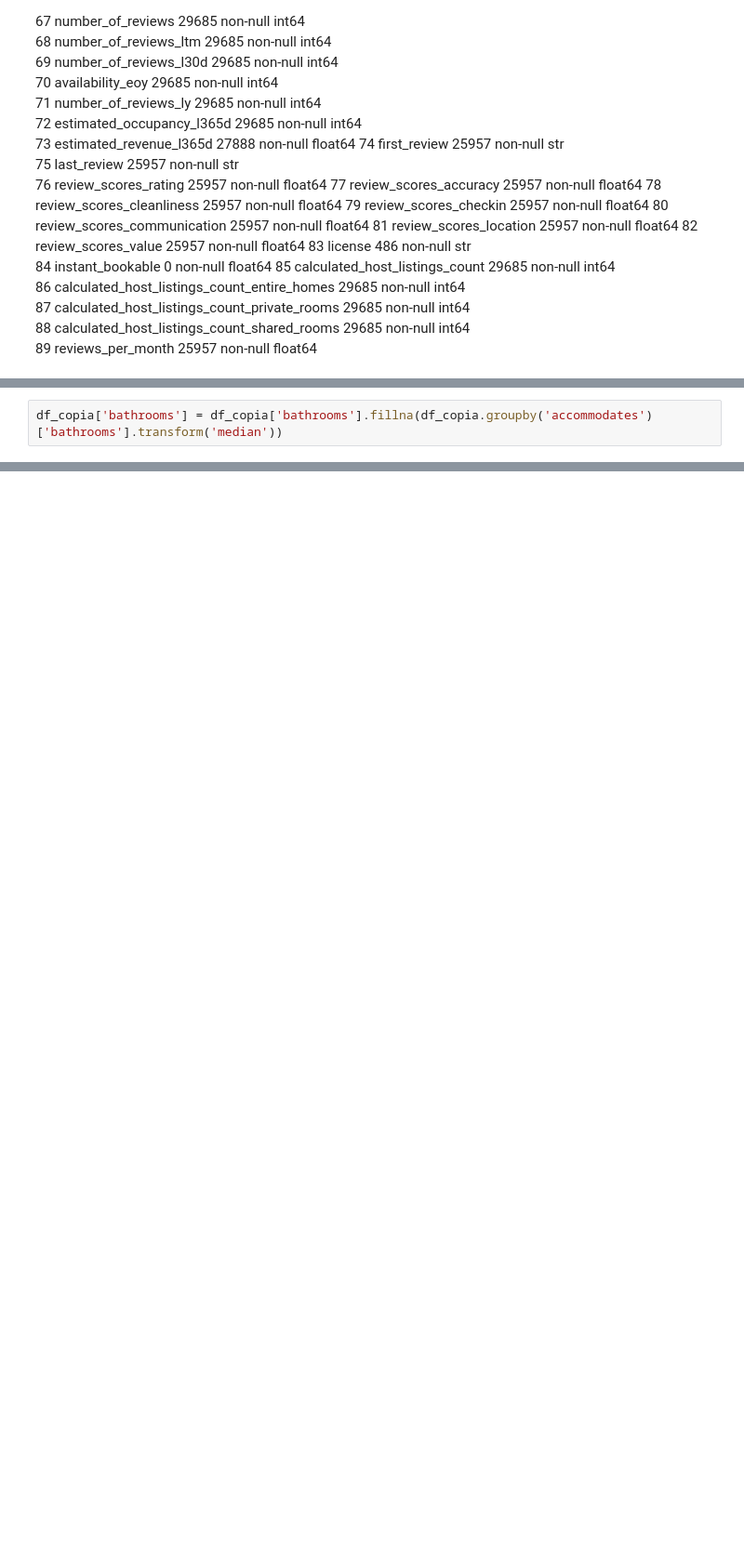
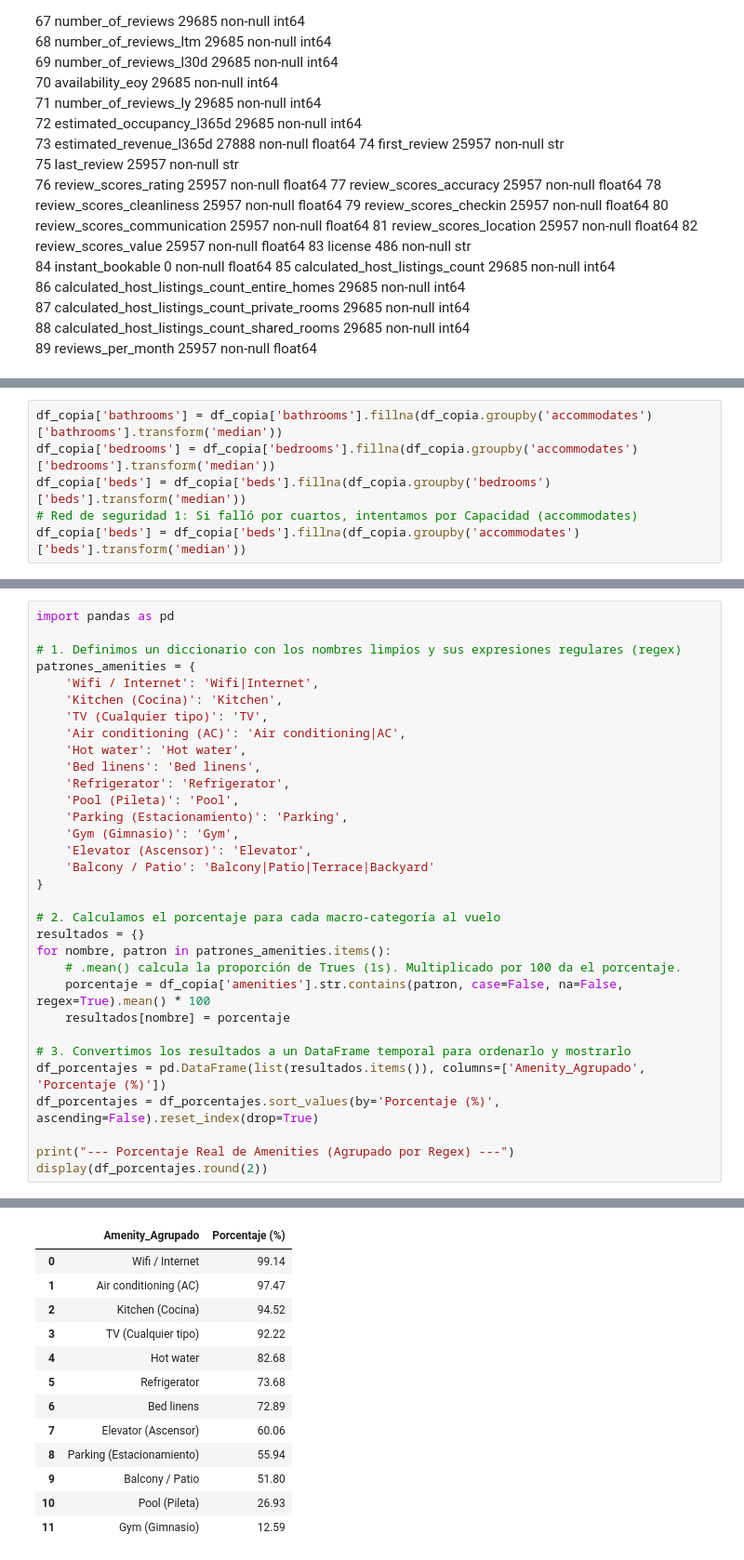
Before and after one commit to Jeronit1/AnalisisDeDatos, a Jupyter notebook: tpe.ipynb, the cells around one changed output, grey strips where cells are left out. Shown at 93% size. Cells and saved outputs as stored; diff of their text form; blank space fills up the shorter version.

```diff
--- a/tpe.ipynb
+++ b/tpe.ipynb
@@ -255,2 +281,6 @@ Series([], Name: bathrooms, dtype: float64)
 # %%
 df_copia['bathrooms'] = df_copia['bathrooms'].fillna(df_copia.groupby('accommodates')['bathrooms'].transform('median'))
+df_copia['bedrooms'] = df_copia['bedrooms'].fillna(df_copia.groupby('accommodates')['bedrooms'].transform('median'))
+df_copia['beds'] = df_copia['beds'].fillna(df_copia.groupby('bedrooms')['beds'].transform('median'))
+# Red de seguridad 1: Si falló por cuartos, intentamos por Capacidad (accommodates)
+df_copia['beds'] = df_copia['beds'].fillna(df_copia.groupby('accommodates')['beds'].transform('median'))
@@ -294,0 +369,33 @@ Name: bathrooms, dtype: float64
+# %%
+import pandas as pd
+
+# 1. Definimos un diccionario con los nombres limpios y sus expresiones regulares (regex)
+patrones_amenities = {
+    'Wifi / Internet': 'Wifi|Internet',
+    'Kitchen (Cocina)': 'Kitchen',
+    'TV (Cualquier tipo)': 'TV',
+    'Air conditioning (AC)': 'Air conditioning|AC',
+    'Hot water': 'Hot water',
+    'Bed linens': 'Bed linens',
+    'Refrigerator': 'Refrigerator',
+    'Pool (Pileta)': 'Pool',
+    'Parking (Estacionamiento)': 'Parking',
+    'Gym (Gimnasio)': 'Gym',
+    'Elevator (Ascensor)': 'Elevator',
+    'Balcony / Patio': 'Balcony|Patio|Terrace|Backyard'
+}
+
+# 2. Calculamos el porcentaje para cada macro-categoría al vuelo
+resultados = {}
+for nombre, patron in patrones_amenities.items():
+    # .mean() calcula la proporción de Trues (1s). Multiplicado por 100 da el porcentaje.
+    porcentaje = df_copia['amenities'].str.contains(patron, case=False, na=False, regex=True).mean() * 100
+    resultados[nombre] = porcentaje
+
+# 3. Convertimos los resultados a un DataFrame temporal para ordenarlo y mostrarlo
+df_porcentajes = pd.DataFrame(list(resultados.items()), columns=['Amenity_Agrupado', 'Porcentaje (%)'])
+df_porcentajes = df_porcentajes.sort_values(by='Porcentaje (%)', ascending=False).reset_index(drop=True)
+
+print("--- Porcentaje Real de Amenities (Agrupado por Regex) ---")
+display(df_porcentajes.round(2))
+# %% [output]
@@ -294,0 +403,13 @@ Name: bathrooms, dtype: float64
+|  | Amenity_Agrupado | Porcentaje (%) |
+| 0 | Wifi / Internet | 99.14 |
+| 1 | Air conditioning (AC) | 97.47 |
+| 2 | Kitchen (Cocina) | 94.52 |
+| 3 | TV (Cualquier tipo) | 92.22 |
+| 4 | Hot water | 82.68 |
+| 5 | Refrigerator | 73.68 |
+| 6 | Bed linens | 72.89 |
+| 7 | Elevator (Ascensor) | 60.06 |
+| 8 | Parking (Estacionamiento) | 55.94 |
+| 9 | Balcony / Patio | 51.80 |
+| 10 | Pool (Pileta) | 26.93 |
+| 11 | Gym (Gimnasio) | 12.59 |
```
Also changed, not shown: parts of 34 cells of this notebook, 1 other file.
